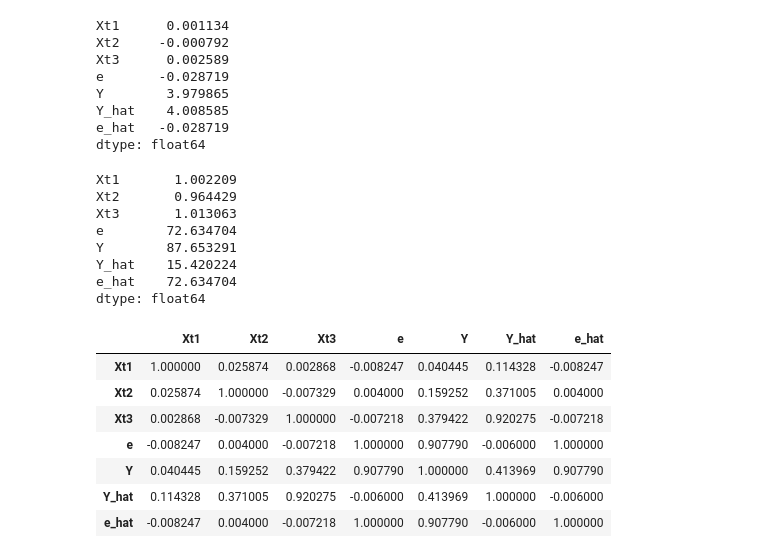
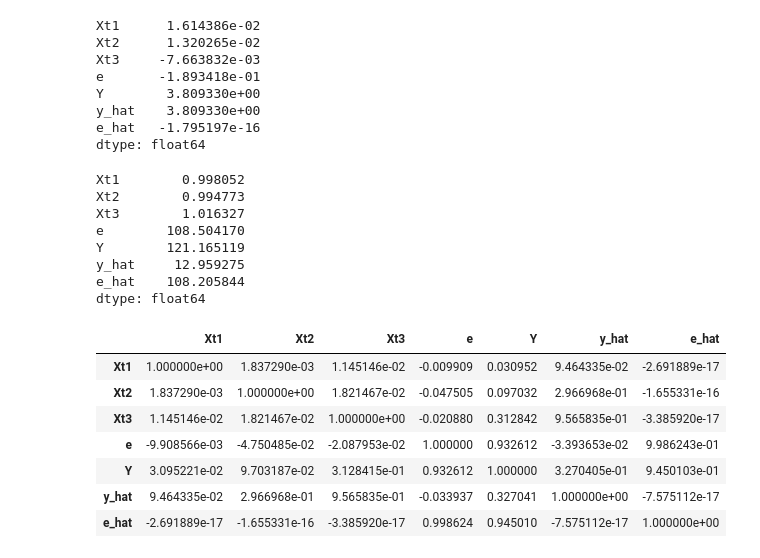
Before and after one commit to iam-fern/Research, a Jupyter notebook: sampling_generate_data.ipynb, the cells around one changed output. Drawn from its saved outputs; the diff is of its cells as text; code cells hidden in the pictures.

```diff
--- a/sampling_generate_data.ipynb
+++ b/sampling_generate_data.ipynb
@@ -72,9 +72,11 @@ while not data_copy.empty:
                                'Xt2' : data_new['zt2'],
                                'Xt3' : data_new['zt3'],
                                'e'   : new_data['e']})
+
+
     table_data['Y'] = 4+0.4*table_data['Xt1']+1.5*table_data['Xt2']+3.6*table_data['Xt3']+table_data['e']
     #table_data['Y_hat'] = 4+0.4*table_data['Xt1']+1.5*table_data['Xt2']+3.6*table_data['Xt3']
-    table_data['y_pred'] = model.predict(x)
+
     table_data=table_data.reset_index(drop=True).reset_index()
     table_data["rep"]=rep
     table_data_all=pd.concat([table_data_all,table_data],axis=0,ignore_index=True,sort=False)
@@ -89,6 +104,6 @@ TypeError: ignored
 # %%
+x = table_data_all[['Xt1', 'Xt2', 'Xt3',]]
 y = table_data_all['Y']
-x = table_data_all[['Xt1', 'Xt2', 'Xt3']]
 x = sm.add_constant(x)
 model = sm.OLS(y, x).fit()
 # %%
@@ -113,0 +127,3 @@ table_data['e_hat']=table_data['Y']-table_data['y_pred']
+# %%
+df = pd.DataFrame({'Actual': y, 'Predicted': y_pred})
+df
@@ -113,0 +145,9 @@ table_data['e_hat']=table_data['Y']-table_data['y_pred']
+# %%
+table_data_new = pd.DataFrame({'Xt1'   : table_data_all['Xt1'],
+                               'Xt2'   : table_data_all['Xt2'],
+                               'Xt3'   : table_data_all['Xt3'],
+                               'e'     : table_data_all['e'],
+                               'Y'     : df['Actual'],
+                               'y_hat' : df['Predicted']})
+table_data_new['e_hat'] = table_data_new['Y']-table_data_new['y_hat']
+table_data_new
@@ -114,35 +169,35 @@ table_data['e_hat']=table_data['Y']-table_data['y_pred']
 # %%
-table_data_all.mean()
+table_data_new.mean()
 # %% [output]
-Xt1      0.001134
-Xt2     -0.000792
-Xt3      0.002589
-e       -0.028719
-Y        3.979865
-Y_hat    4.008585
-e_hat   -0.028719
+Xt1      1.614386e-02
+Xt2      1.320265e-02
+Xt3     -7.663832e-03
+e       -1.893418e-01
+Y        3.809330e+00
+y_hat    3.809330e+00
+e_hat   -1.795197e-16
 dtype: float64
 # %%
-table_data_all.var()
+table_data_new.var()
 # %% [output]
-Xt1       1.002209
-Xt2       0.964429
-Xt3       1.013063
-e        72.634704
-Y        87.653291
-Y_hat    15.420224
-e_hat    72.634704
+Xt1        0.998052
+Xt2        0.994773
+Xt3        1.016327
+e        108.504170
+Y        121.165119
+y_hat     12.959275
+e_hat    108.205844
 dtype: float64
 # %%
 # Compute pairwise correlation of columns, excluding NA/null values.
-table_data_all.corr()
+table_data_new.corr()
 # %% [output]
-|  | Xt1 | Xt2 | Xt3 | e | Y | Y_hat | e_hat |
-| Xt1 | 1.000000 | 0.025874 | 0.002868 | -0.008247 | 0.040445 | 0.114328 | -0.008247 |
-| Xt2 | 0.025874 | 1.000000 | -0.007329 | 0.004000 | 0.159252 | 0.371005 | 0.004000 |
-| Xt3 | 0.002868 | -0.007329 | 1.000000 | -0.007218 | 0.379422 | 0.920275 | -0.007218 |
-| e | -0.008247 | 0.004000 | -0.007218 | 1.000000 | 0.907790 | -0.006000 | 1.000000 |
-| Y | 0.040445 | 0.159252 | 0.379422 | 0.907790 | 1.000000 | 0.413969 | 0.907790 |
-| Y_hat | 0.114328 | 0.371005 | 0.920275 | -0.006000 | 0.413969 | 1.000000 | -0.006000 |
-| e_hat | -0.008247 | 0.004000 | -0.007218 | 1.000000 | 0.907790 | -0.006000 | 1.000000 |
+|  | Xt1 | Xt2 | Xt3 | e | Y | y_hat | e_hat |
+| Xt1 | 1.000000e+00 | 1.837290e-03 | 1.145146e-02 | -0.009909 | 0.030952 | 9.464335e-02 | -2.691889e-17 |
+| Xt2 | 1.837290e-03 | 1.000000e+00 | 1.821467e-02 | -0.047505 | 0.097032 | 2.966968e-01 | -1.655331e-16 |
+| Xt3 | 1.145146e-02 | 1.821467e-02 | 1.000000e+00 | -0.020880 | 0.312842 | 9.565835e-01 | -3.385920e-17 |
+| e | -9.908566e-03 | -4.750485e-02 | -2.087953e-02 | 1.000000 | 0.932612 | -3.393653e-02 | 9.986243e-01 |
+| Y | 3.095221e-02 | 9.703187e-02 | 3.128415e-01 | 0.932612 | 1.000000 | 3.270405e-01 | 9.450103e-01 |
+| y_hat | 9.464335e-02 | 2.966968e-01 | 9.565835e-01 | -0.033937 | 0.327041 | 1.000000e+00 | -7.575112e-17 |
+| e_hat | -2.691889e-17 | -1.655331e-16 | -3.385920e-17 | 0.998624 | 0.945010 | -7.575112e-17 | 1.000000e+00 |
 # %%
```
Also changed, not shown: parts of 7 cells of this notebook.
